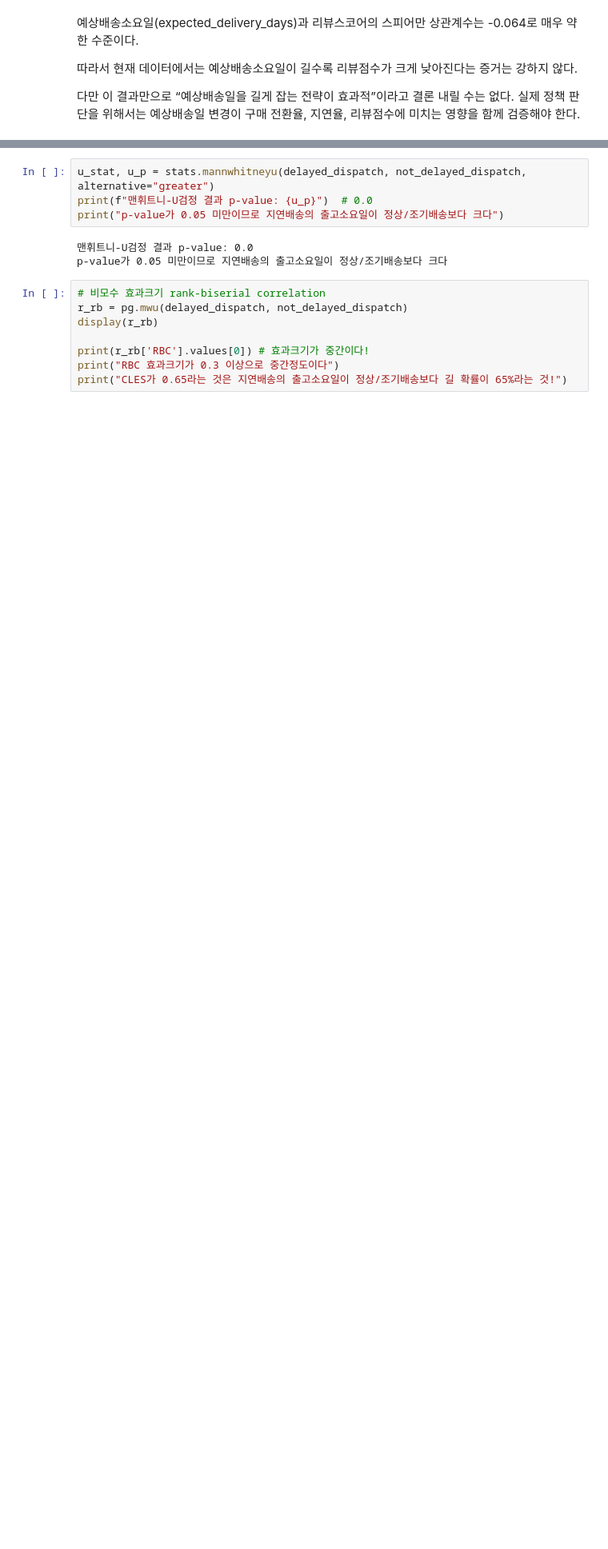
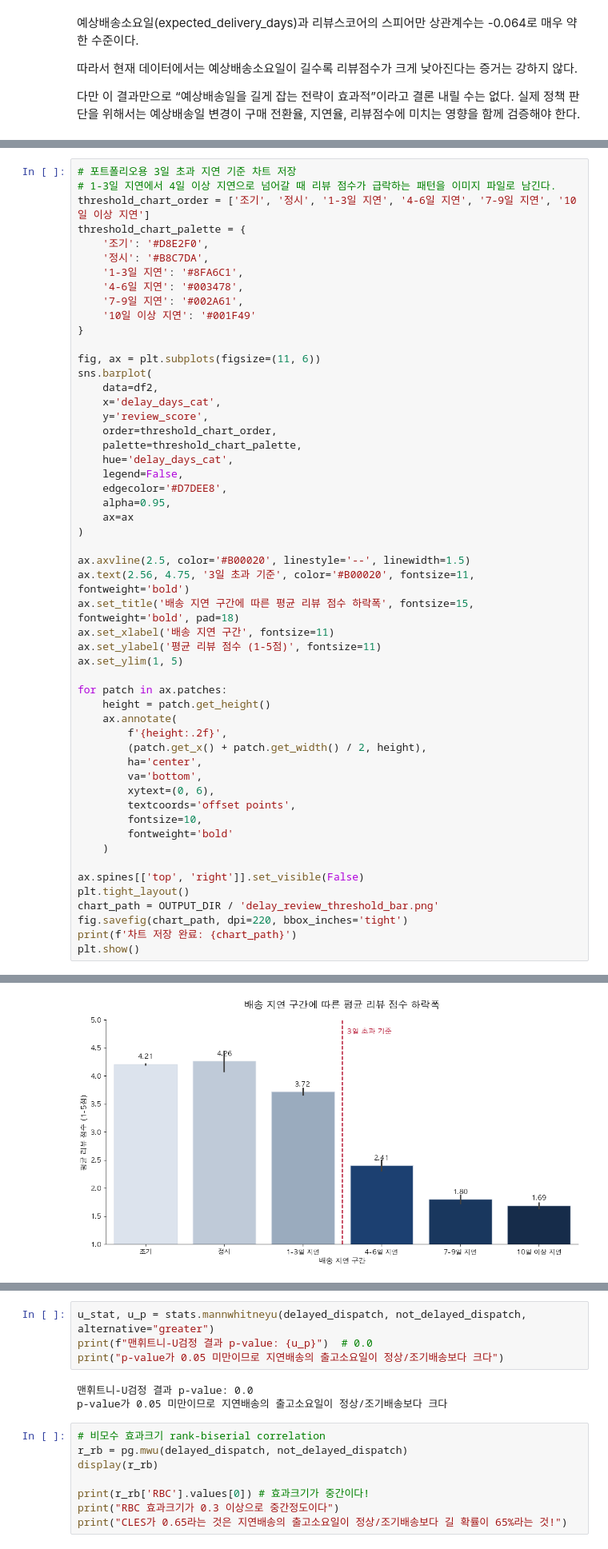
Before and after one commit to rladbstj56/olist_project, a Jupyter notebook: notebooks/02_eda.ipynb, the cells around one changed output, grey strips where cells are left out. Shown at 80% size. Cells and saved outputs as stored; diff of their text form; blank space fills up the shorter version.

```diff
--- a/notebooks/02_eda.ipynb
+++ b/notebooks/02_eda.ipynb
@@ -954,0 +976,54 @@ plt.show()
+# %%
+# 포트폴리오용 3일 초과 지연 기준 차트 저장
+# 1-3일 지연에서 4일 이상 지연으로 넘어갈 때 리뷰 점수가 급락하는 패턴을 이미지 파일로 남긴다.
+threshold_chart_order = ['조기', '정시', '1-3일 지연', '4-6일 지연', '7-9일 지연', '10일 이상 지연']
+threshold_chart_palette = {
+    '조기': '#D8E2F0',
+    '정시': '#B8C7DA',
+    '1-3일 지연': '#8FA6C1',
+    '4-6일 지연': '#003478',
+    '7-9일 지연': '#002A61',
+    '10일 이상 지연': '#001F49'
+}
+
+fig, ax = plt.subplots(figsize=(11, 6))
+sns.barplot(
+    data=df2,
+    x='delay_days_cat',
+    y='review_score',
+    order=threshold_chart_order,
+    palette=threshold_chart_palette,
+    hue='delay_days_cat',
+    legend=False,
+    edgecolor='#D7DEE8',
+    alpha=0.95,
+    ax=ax
+)
+
+ax.axvline(2.5, color='#B00020', linestyle='--', linewidth=1.5)
+ax.text(2.56, 4.75, '3일 초과 기준', color='#B00020', fontsize=11, fontweight='bold')
+ax.set_title('배송 지연 구간에 따른 평균 리뷰 점수 하락폭', fontsize=15, fontweight='bold', pad=18)
+ax.set_xlabel('배송 지연 구간', fontsize=11)
+ax.set_ylabel('평균 리뷰 점수 (1-5점)', fontsize=11)
+ax.set_ylim(1, 5)
+
+for patch in ax.patches:
+    height = patch.get_height()
+    ax.annotate(
+        f'{height:.2f}',
+        (patch.get_x() + patch.get_width() / 2, height),
+        ha='center',
+        va='bottom',
+        xytext=(0, 6),
+        textcoords='offset points',
+        fontsize=10,
+        fontweight='bold'
+    )
+
+ax.spines[['top', 'right']].set_visible(False)
+plt.tight_layout()
+chart_path = OUTPUT_DIR / 'delay_review_threshold_bar.png'
+fig.savefig(chart_path, dpi=220, bbox_inches='tight')
+print(f'차트 저장 완료: {chart_path}')
+plt.show()
+# %% [output]
@@ -955,3 +1031,4 @@ plt.show()
+[figure, added]
 # %%
 df2['delay_days_cat'].value_counts()
 # %% [output]
```
Also changed, not shown: parts of 45 cells of this notebook, 2 other files.
